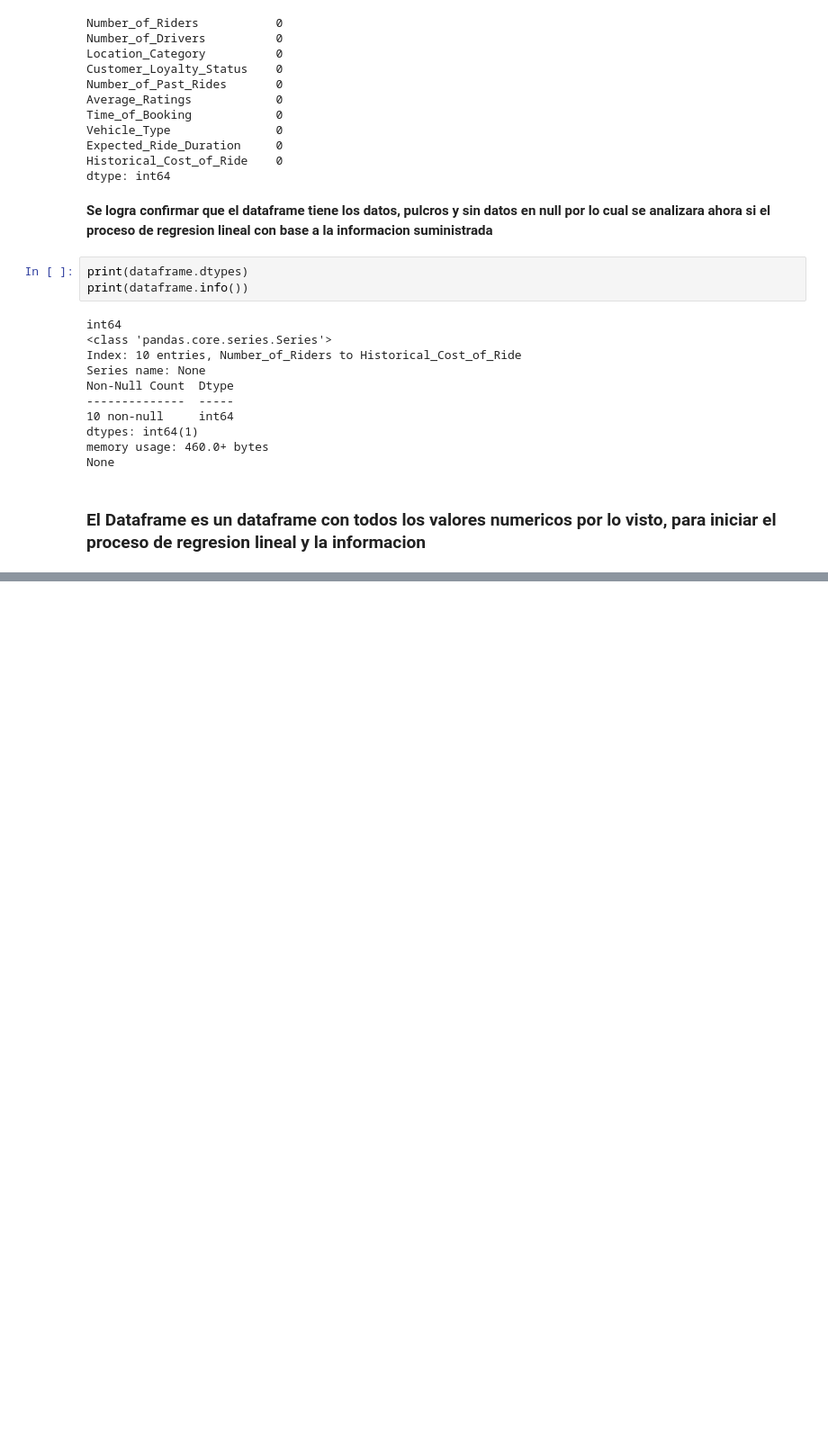
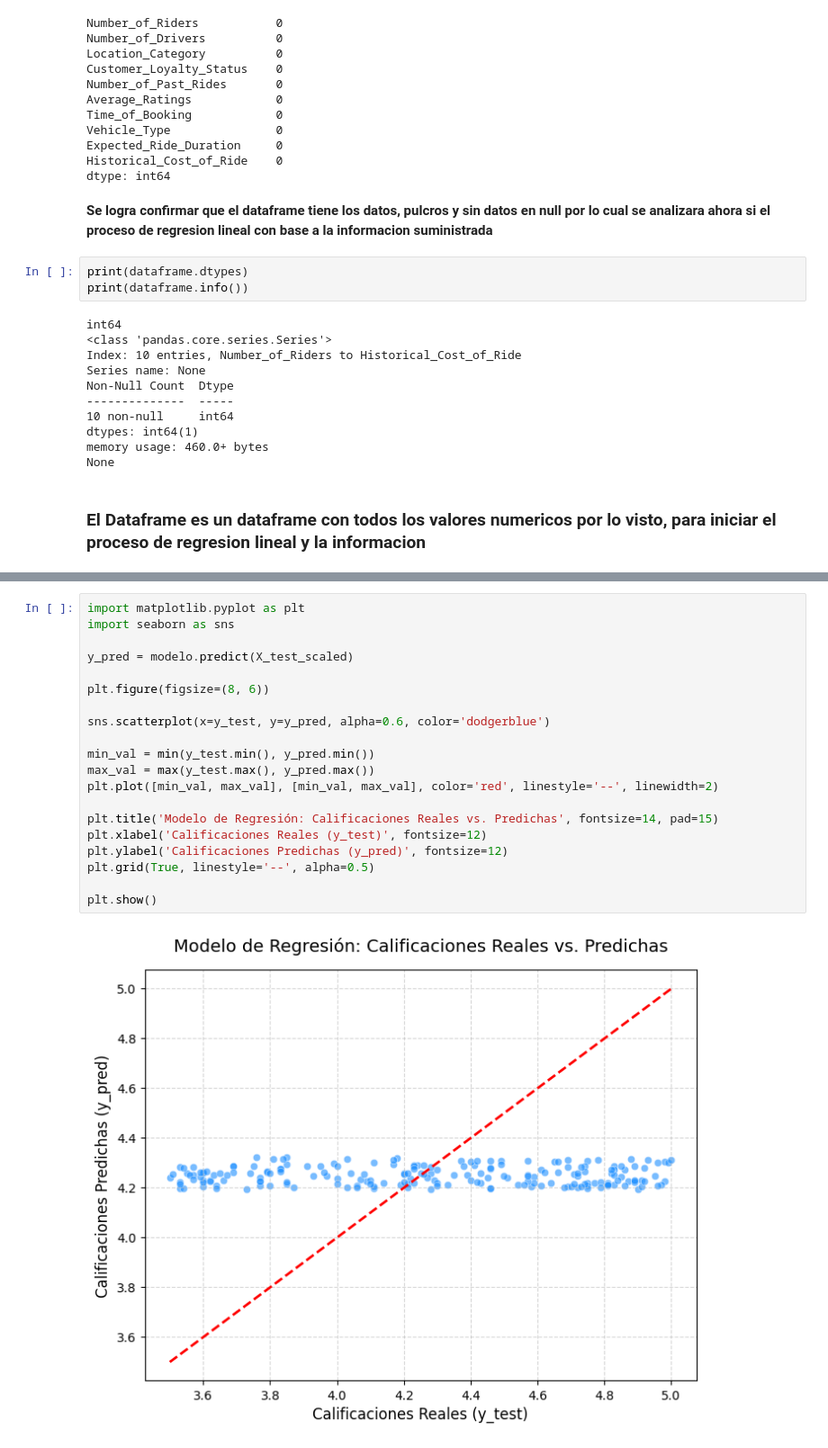
Before and after one commit to fjnarvaezo1-dotcom/Lineal-regresion-machine-learning, a Jupyter notebook: Tarea_3_–_Componente_práctico_Práctica_simulada_Métodos_Estadísticos_en_la_Ciencia_de_Datos_y_Analítica_.ipynb, the cells around one changed output, grey strips where cells are left out. Shown at 90% size. Saved outputs shown, nothing was run; the diff lists cells and outputs as text; blank space fills up the shorter version.

```diff
--- a/Tarea_3_–_Componente_práctico_Práctica_simulada_Métodos_Estadísticos_en_la_Ciencia_de_Datos_y_Analítica_.ipynb
+++ b/Tarea_3_–_Componente_práctico_Práctica_simulada_Métodos_Estadísticos_en_la_Ciencia_de_Datos_y_Analítica_.ipynb
@@ -71,0 +145,22 @@ None
+# %%
+import matplotlib.pyplot as plt
+import seaborn as sns
+
+y_pred = modelo.predict(X_test_scaled)
+
+plt.figure(figsize=(8, 6))
+
+sns.scatterplot(x=y_test, y=y_pred, alpha=0.6, color='dodgerblue')
+
+min_val = min(y_test.min(), y_pred.min())
+max_val = max(y_test.max(), y_pred.max())
+plt.plot([min_val, max_val], [min_val, max_val], color='red', linestyle='--', linewidth=2)
+
+plt.title('Modelo de Regresión: Calificaciones Reales vs. Predichas', fontsize=14, pad=15)
+plt.xlabel('Calificaciones Reales (y_test)', fontsize=12)
+plt.ylabel('Calificaciones Predichas (y_pred)', fontsize=12)
+plt.grid(True, linestyle='--', alpha=0.5)
+
+plt.show()
+# %% [output]
+[figure, added]
```
Also changed, not shown: parts of 20 cells of this notebook.
